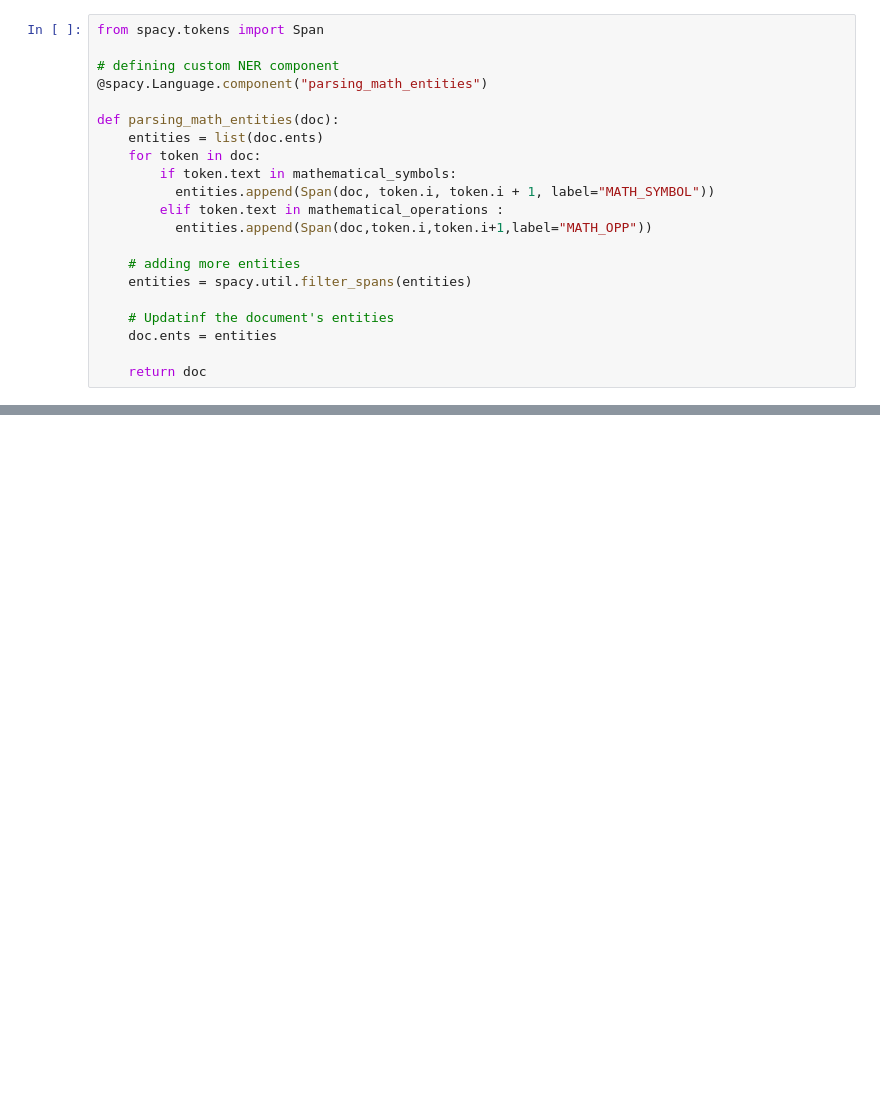
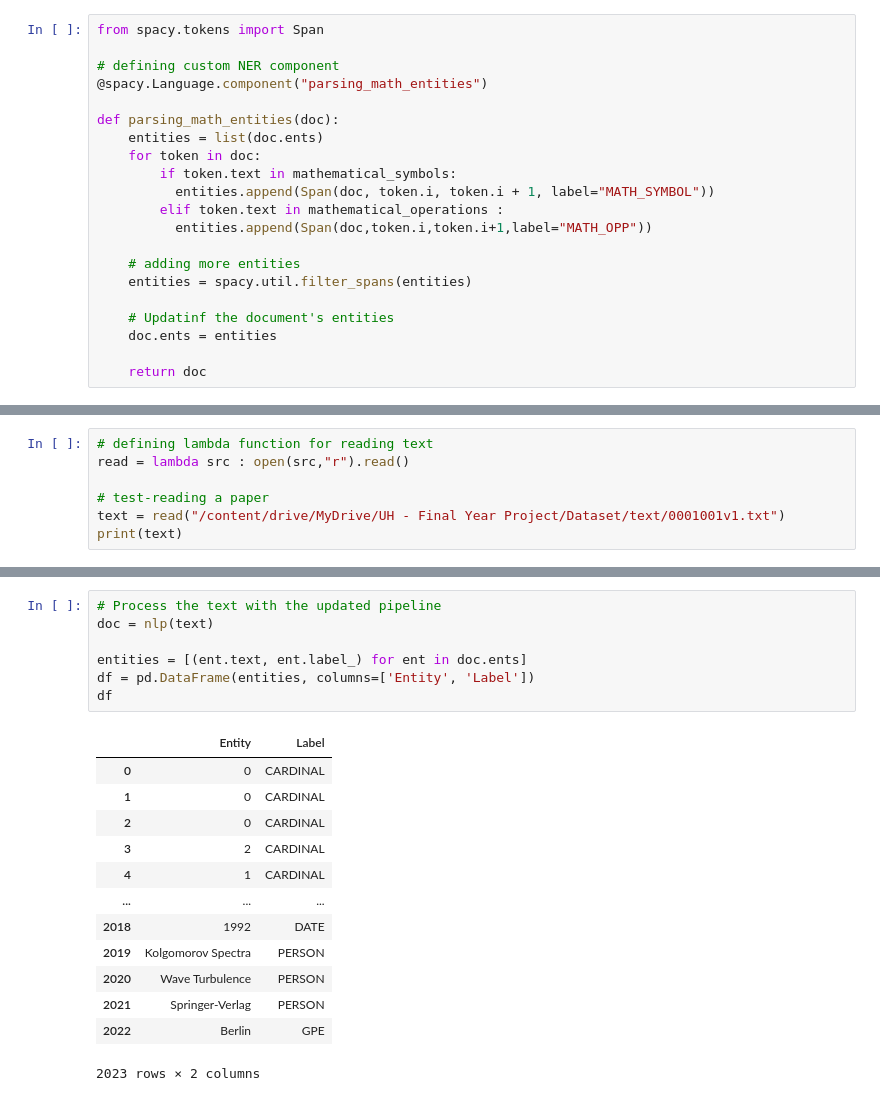
Before and after one commit to taissirboukrouba/Structured-Information-Retrieval-with-LLMs, a Jupyter notebook: notebooks/feature_extraction.ipynb, the cells around one changed output, grey strips where cells are left out. Drawn from its saved outputs; the diff is of its cells as text; blank space fills up the shorter version.

Commit message:
test : testing custom NER on text file

```diff
--- a/notebooks/feature_extraction.ipynb
+++ b/notebooks/feature_extraction.ipynb
@@ -151,0 +155,7 @@ print(entities)
+# %%
+# defining lambda function for reading text
+read = lambda src : open(src,"r").read()
+
+# test-reading a paper
+text = read("/content/drive/MyDrive/UH - Final Year Project/Dataset/text/0001001v1.txt")
+print(text)
@@ -151,0 +180,21 @@ print(entities)
+# %%
+# Process the text with the updated pipeline
+doc = nlp(text)
+
+entities = [(ent.text, ent.label_) for ent in doc.ents]
+df = pd.DataFrame(entities, columns=['Entity', 'Label'])
+df
+# %% [output]
+|  | Entity | Label |
+| 0 | 0 | CARDINAL |
+| 1 | 0 | CARDINAL |
+| 2 | 0 | CARDINAL |
+| 3 | 2 | CARDINAL |
+| 4 | 1 | CARDINAL |
+| ... | ... | ... |
+| 2018 | 1992 | DATE |
+| 2019 | Kolgomorov Spectra | PERSON |
+| 2020 | Wave Turbulence | PERSON |
+| 2021 | Springer-Verlag | PERSON |
+| 2022 | Berlin | GPE |
+2023 rows × 2 columns
```
Also changed, not shown: parts of 2 cells of this notebook.
